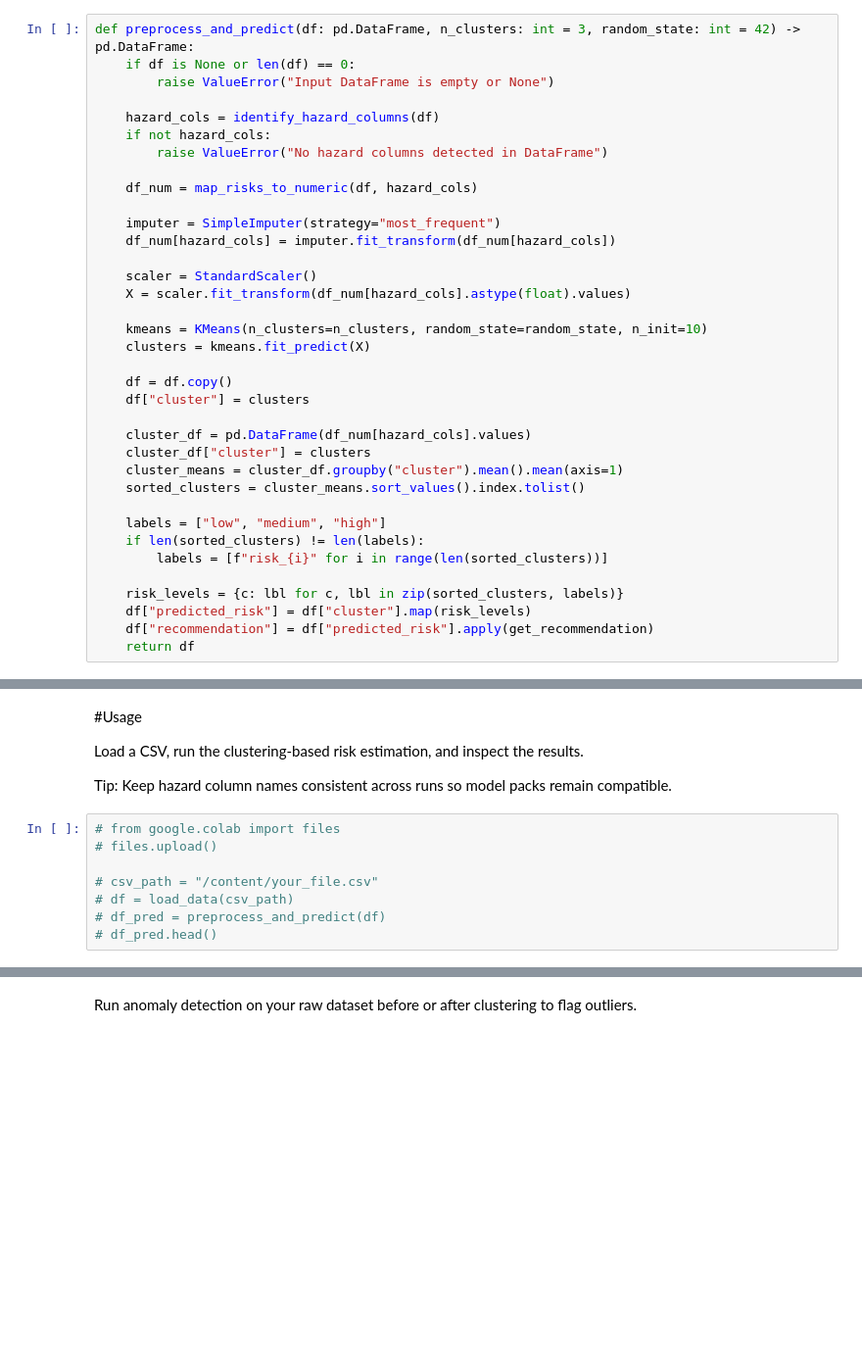
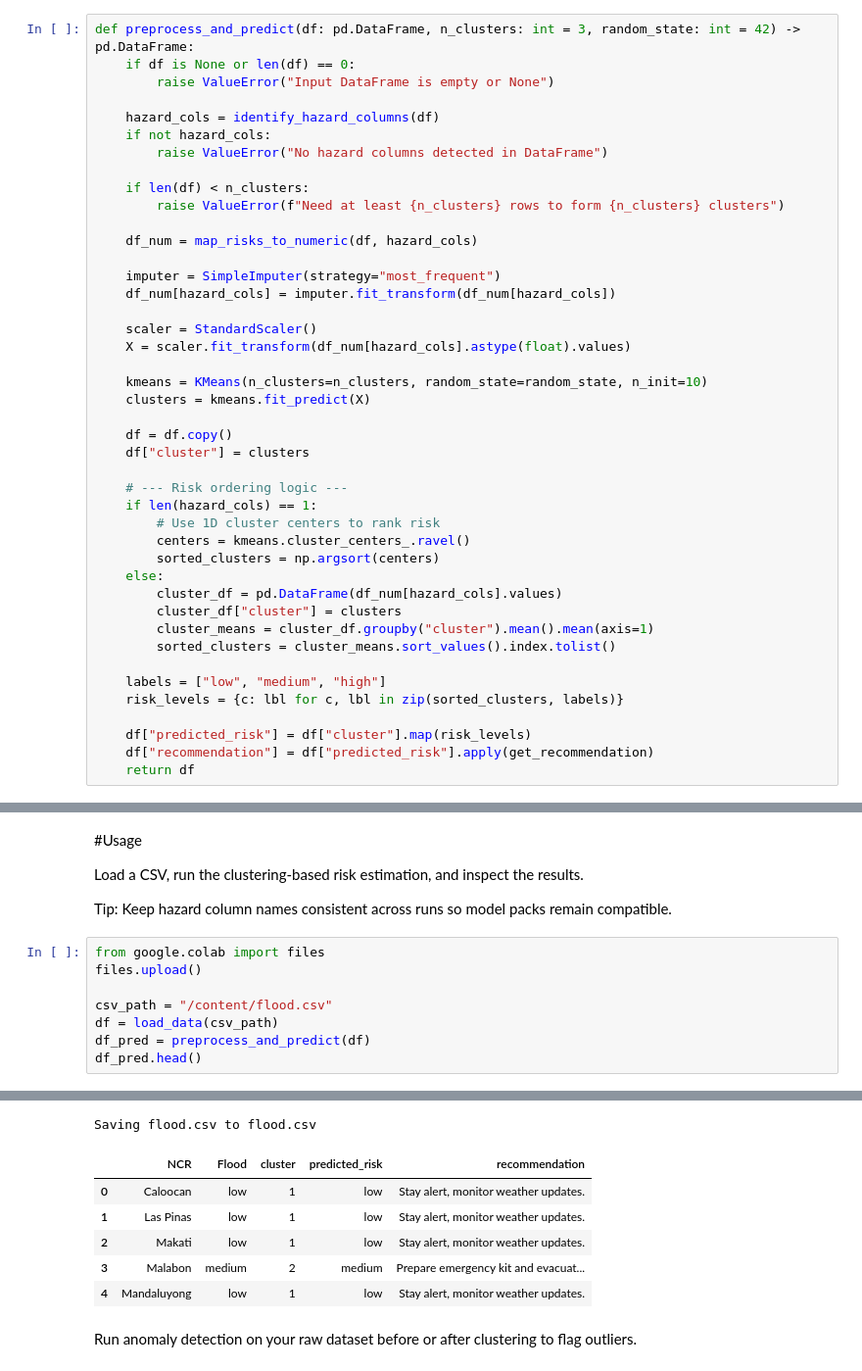
Before and after one commit to moridin04/DisasterResponseAssistant, a Jupyter notebook: disasterpreparednessassistant.ipynb, the cells around one changed output, grey strips where cells are left out. Shown at 98% size. Saved outputs shown, nothing was run; the diff lists cells and outputs as text; blank space fills up the shorter version.

```diff
--- a/disasterpreparednessassistant.ipynb
+++ b/disasterpreparednessassistant.ipynb
@@ -100,6 +100,9 @@ def preprocess_and_predict(df: pd.DataFrame, n_clusters: int = 3, random_state:
     hazard_cols = identify_hazard_columns(df)
     if not hazard_cols:
         raise ValueError("No hazard columns detected in DataFrame")
+
+    if len(df) < n_clusters:
+        raise ValueError(f"Need at least {n_clusters} rows to form {n_clusters} clusters")
 
     df_num = map_risks_to_numeric(df, hazard_cols)
 
@@ -115,16 +118,20 @@ def preprocess_and_predict(df: pd.DataFrame, n_clusters: int = 3, random_state:
     df = df.copy()
     df["cluster"] = clusters
 
-    cluster_df = pd.DataFrame(df_num[hazard_cols].values)
-    cluster_df["cluster"] = clusters
-    cluster_means = cluster_df.groupby("cluster").mean().mean(axis=1)
-    sorted_clusters = cluster_means.sort_values().index.tolist()
+    # --- Risk ordering logic ---
+    if len(hazard_cols) == 1:
+        # Use 1D cluster centers to rank risk
+        centers = kmeans.cluster_centers_.ravel()
+        sorted_clusters = np.argsort(centers)
+    else:
+        cluster_df = pd.DataFrame(df_num[hazard_cols].values)
+        cluster_df["cluster"] = clusters
+        cluster_means = cluster_df.groupby("cluster").mean().mean(axis=1)
+        sorted_clusters = cluster_means.sort_values().index.tolist()
 
     labels = ["low", "medium", "high"]
-    if len(sorted_clusters) != len(labels):
-        labels = [f"risk_{i}" for i in range(len(sorted_clusters))]
+    risk_levels = {c: lbl for c, lbl in zip(sorted_clusters, labels)}
 
-    risk_levels = {c: lbl for c, lbl in zip(sorted_clusters, labels)}
     df["predicted_risk"] = df["cluster"].map(risk_levels)
     df["recommendation"] = df["predicted_risk"].apply(get_recommendation)
     return df
@@ -525,10 +544,11 @@ Load a CSV, run the clustering-based risk estimation, and inspect the results.
 
 Tip: Keep hazard column names consistent across runs so model packs remain compatible.
 # %%
-# from google.colab import files
-# files.upload()
+from google.colab import files
+files.upload()
 
-# csv_path = "/content/your_file.csv"
-# df = load_data(csv_path)
-# df_pred = preprocess_and_predict(df)
-# df_pred.head()
+csv_path = "/content/flood.csv"
+df = load_data(csv_path)
+df_pred = preprocess_and_predict(df)
+df_pred.head()
+# %% [output]
@@ -535,3 +556,10 @@ Tip: Keep hazard column names consistent across runs so model packs remain compa
+Saving flood.csv to flood.csv
+|  | NCR | Flood | cluster | predicted_risk | recommendation |
+| 0 | Caloocan | low | 1 | low | Stay alert, monitor weather updates. |
+| 1 | Las Pinas | low | 1 | low | Stay alert, monitor weather updates. |
+| 2 | Makati | low | 1 | low | Stay alert, monitor weather updates. |
+| 3 | Malabon | medium | 2 | medium | Prepare emergency kit and evacuat... |
+| 4 | Mandaluyong | low | 1 | low | Stay alert, monitor weather updates. |
 # %% [markdown]
 Run anomaly detection on your raw dataset before or after clustering to flag outliers.
 # %%
```
Also changed, not shown: parts of 8 cells of this notebook.
